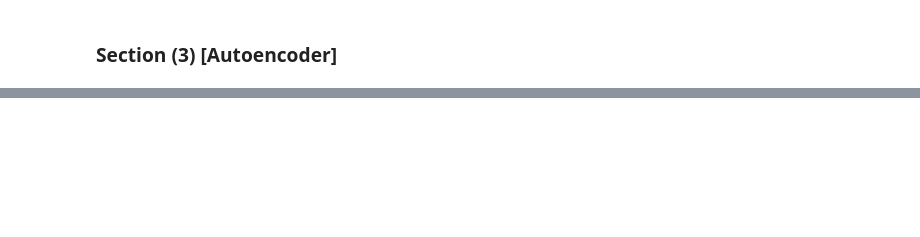
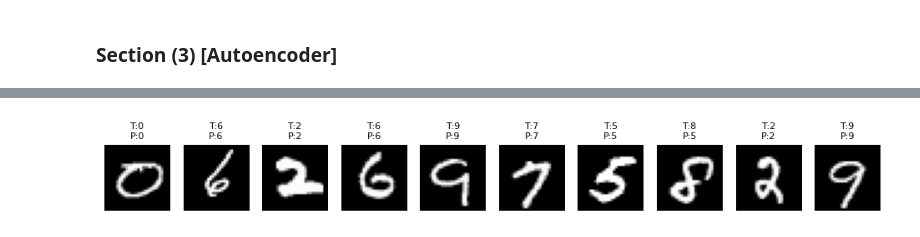
Before and after one commit to CSE473s-Course-Project-Fall25/neural-network-lib, a Jupyter notebook: notebooks/project_demo.ipynb, the cells around one changed output, grey strips where cells are left out. Drawn from its saved outputs; the diff is of its cells as text; code cells hidden in the pictures; blank space fills up the shorter version.

```diff
--- a/notebooks/project_demo.ipynb
+++ b/notebooks/project_demo.ipynb
@@ -295,0 +349,18 @@ reconstructing...
+# %%
+def show_random(n=12):
+    idxs = np.random.choice(len(X_test), size=n, replace=False)
+    plt.figure(figsize=(12,3))
+    for j, idx in enumerate(idxs):
+        x = X_test[idx]
+        true = y_test[idx]
+        pred = svm.predict(Z_test[idx:idx+1])[0]
+
+        plt.subplot(1, n, j+1)
+        plt.imshow((x.reshape(28,28)*255).astype(np.uint8), cmap="gray")
+        plt.title(f"T:{true}\nP:{pred}", fontsize=8)
+        plt.axis("off")
+    plt.show()
+
+show_random(10)
+# %% [output]
+[figure, added]
```
Also changed, not shown: parts of 8 cells of this notebook.
